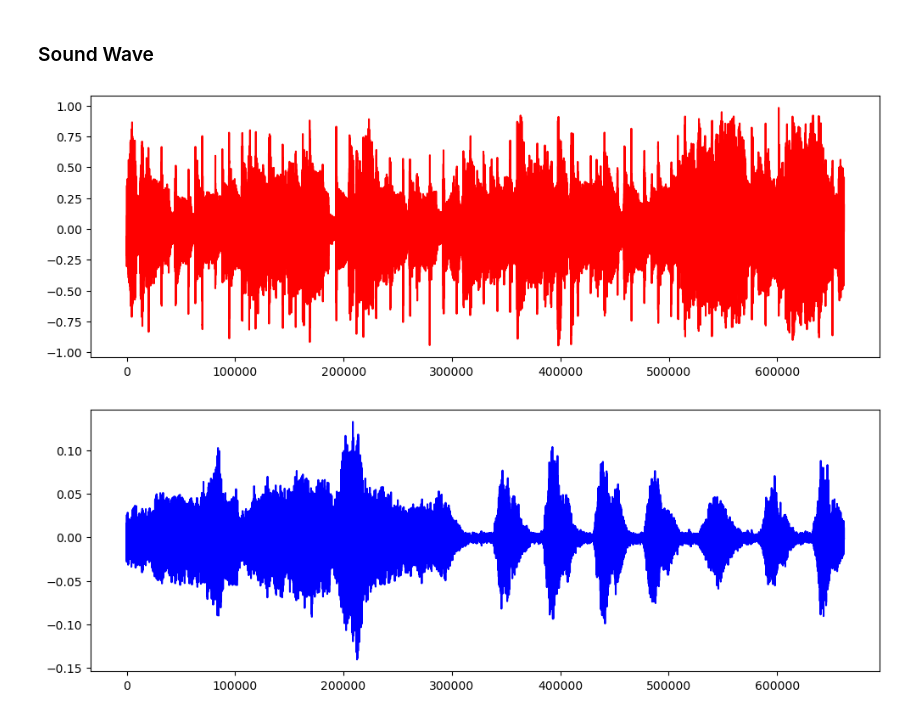
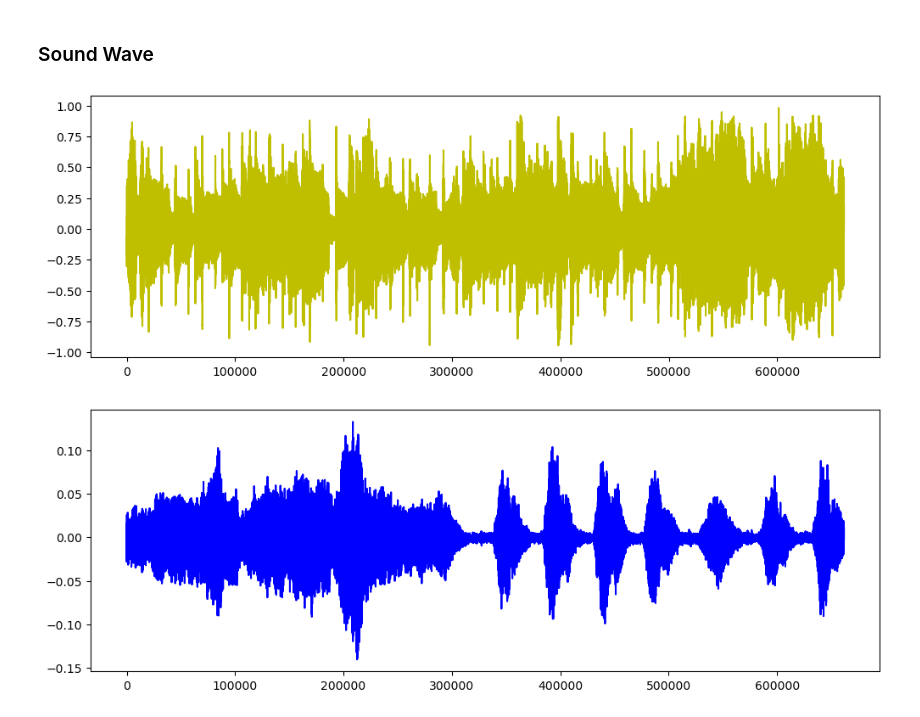
Before and after one commit to Kellyajara/Music_Classification, a Jupyter notebook: Audio_Visuals.ipynb, the cells around one changed output. Cells and saved outputs as stored; diff of their text form; code cells hidden in the pictures.

```diff
--- a/Audio_Visuals.ipynb
+++ b/Audio_Visuals.ipynb
@@ -36,13 +36,13 @@ metal, sr = librosa.load(metal_audio)
 ### Sound Wave
 # %%
 plt.figure(figsize = (12,4))
-plt.plot(pop, color = 'r')
+plt.plot(pop, color = 'y')
 plt.show()
 
 #sound as time (x-axis)
 #amplitude (y-axis)
 # %% [output]
-[figure, old version]
+[figure, new version]
 # %%
 plt.figure(figsize = (12,4))
 plt.plot(classic, color = 'b')
```
Also changed, not shown: parts of 4 cells of this notebook, 7 other files.
